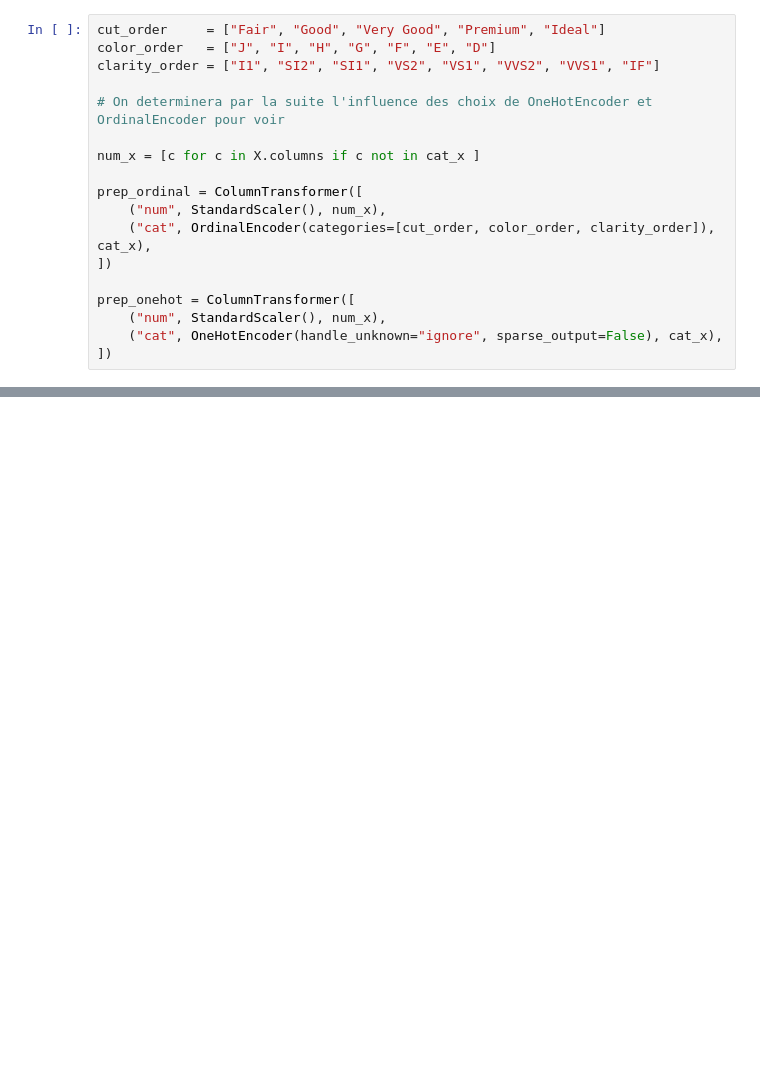
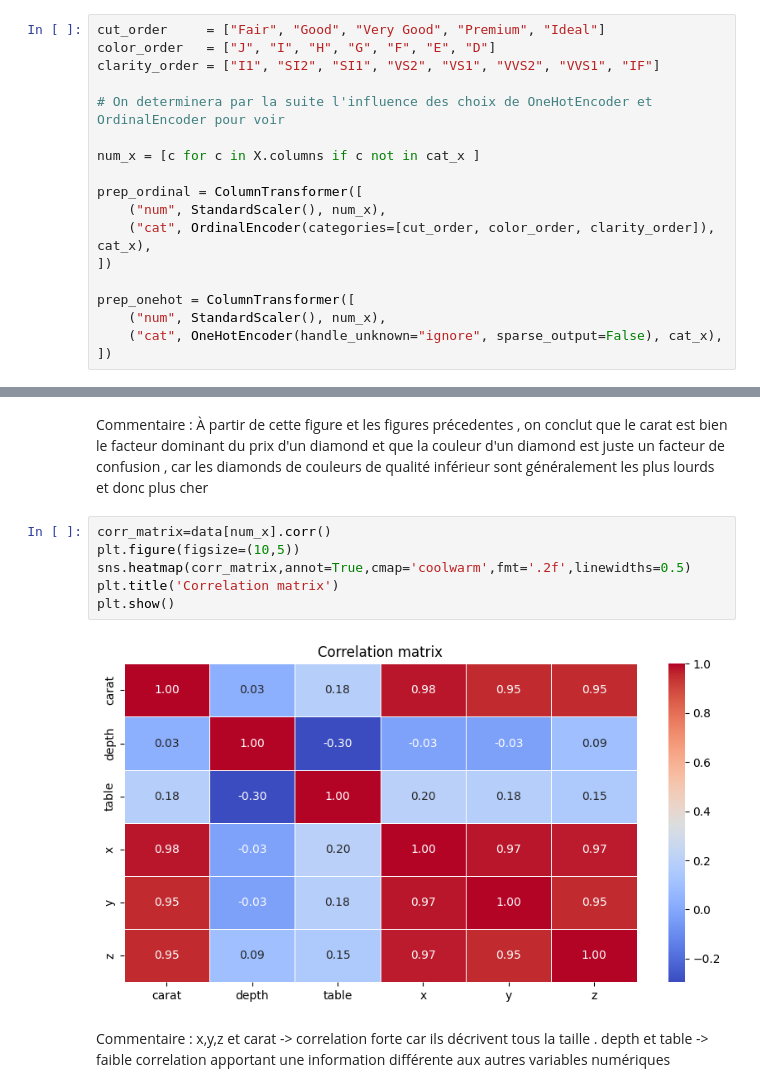
Before and after one commit to aminebadi3/PROJET-AAA, a Jupyter notebook: MLPRO.ipynb, the cells around one changed output, grey strips where cells are left out. Cells and saved outputs as stored; diff of their text form; blank space fills up the shorter version.

```diff
--- a/MLPRO.ipynb
+++ b/MLPRO.ipynb
@@ -112,0 +138,12 @@ plt.show()
+# %% [markdown]
+Commentaire : À partir de cette figure et les figures précedentes , on conclut que le carat est bien le facteur dominant du prix d'un diamond et que la couleur d'un diamond est juste un facteur de confusion , car les diamonds de couleurs de qualité inférieur sont généralement les plus lourds et donc plus cher
+# %%
+corr_matrix=data[num_x].corr()
+plt.figure(figsize=(10,5))
+sns.heatmap(corr_matrix,annot=True,cmap='coolwarm',fmt='.2f',linewidths=0.5)
+plt.title('Correlation matrix')
+plt.show()
+# %% [output]
+[figure, added]
+# %% [markdown]
+Commentaire : x,y,z et carat -> correlation forte car ils décrivent tous la taille . depth et table -> faible correlation apportant une information différente aux autres variables numériques
```
Also changed, not shown: parts of 9 cells of this notebook.
